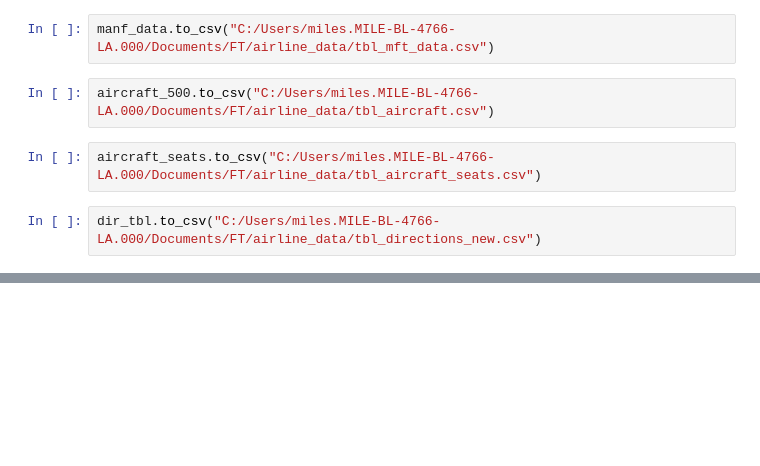
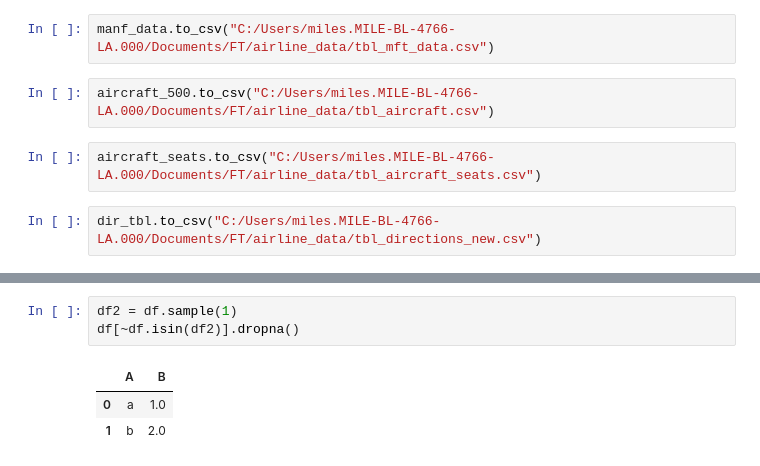
Before and after one commit to noviljohnson/FT_SQL, a Jupyter notebook: Airline_reservation/airpln_mnf_data_prep.ipynb, the cells around one changed output, grey strips where cells are left out. Drawn from its saved outputs; the diff is of its cells as text; blank space fills up the shorter version.

```diff
--- a/Airline_reservation/airpln_mnf_data_prep.ipynb
+++ b/Airline_reservation/airpln_mnf_data_prep.ipynb
@@ -552,0 +739,7 @@ dir_tbl.to_csv("C:/Users/miles.MILE-BL-4766-LA.000/Documents/FT/airline_data/tbl
+# %%
+df2 = df.sample(1)
+df[~df.isin(df2)].dropna()
+# %% [output]
+|  | A | B |
+| 0 | a | 1.0 |
+| 1 | b | 2.0 |
```
Also changed, not shown: parts of 32 cells of this notebook, 3 other files.
